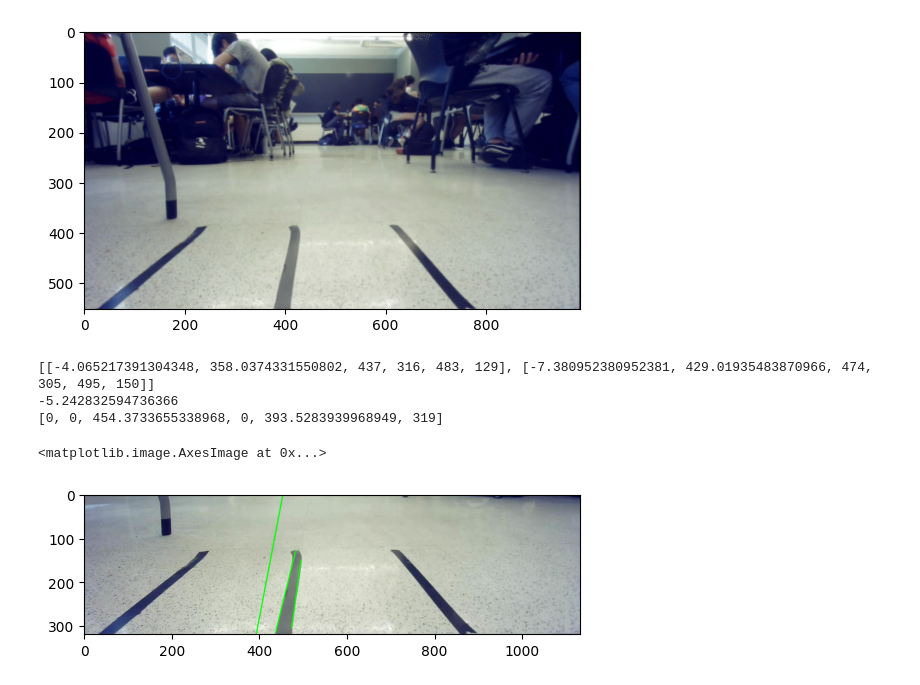
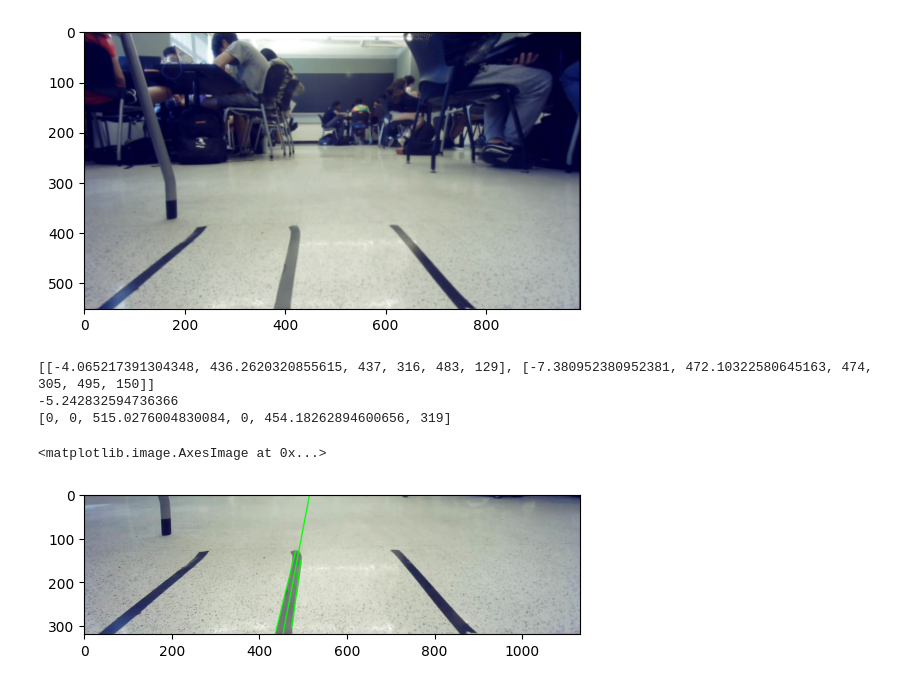
Before and after one commit to TobyFlowers/cv-intro, a Jupyter notebook: network_stream_capture_notebook.ipynb, the cells around one changed output. Saved outputs shown, nothing was run; the diff lists cells and outputs as text; code cells hidden in the pictures.

```diff
--- a/network_stream_capture_notebook.ipynb
+++ b/network_stream_capture_notebook.ipynb
@@ -43,22 +43,22 @@ plt.imshow(img)
 # %%
 
 temp = img.copy()[int(img.shape[0]/2):]
 
 lines = lane_detection.detect_lines(temp, threshold1=50,threshold2=50, apertureSize=3,maxLineGap = 50, minLineLength=50)
-lanes = lane_detection.detect_lanes(lines, img.shape[0])
+lanes = lane_detection.detect_lanes(lines, temp.shape[0])
 #lineDrawing = lane_detection.draw_lines(temp, lines)
 drawing = lane_detection.draw_lanes(temp, lanes)
 center = lane_following.get_lane_center(lanes)
 
 print(lanes)
 
 cen = lane_following.get_center_line(center[0], center[1],temp.shape[0])
 print(cen)
 plt.imshow(cv2.cvtColor(lane_following.draw_center(drawing, cen), cv2.COLOR_BGR2RGB))
 #plt.imshow(cv2.cvtColor(lineDrawing, cv2.COLOR_BGR2RGB))
 # %% [output]
-[[-4.065217391304348, 358.0374331550802, 437, 316, 483, 129], [-7.380952380952381, 429.01935483870966, 474, 305, 495, 150]]
+[[-4.065217391304348, 436.2620320855615, 437, 316, 483, 129], [-7.380952380952381, 472.10322580645163, 474, 305, 495, 150]]
 -5.242832594736366
-[0, 0, 454.3733655338968, 0, 393.5283939968949, 319]
+[0, 0, 515.0276004830084, 0, 454.18262894600656, 319]
 <matplotlib.image.AxesImage at 0x...>
-[figure, old version]
+[figure, new version]
```
Also changed, not shown: 1 other file.
